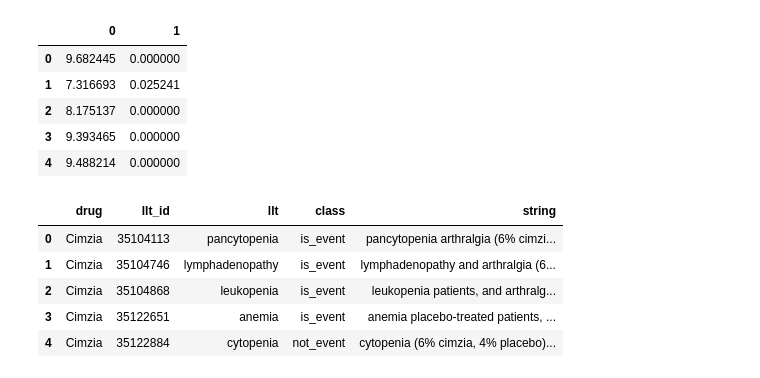
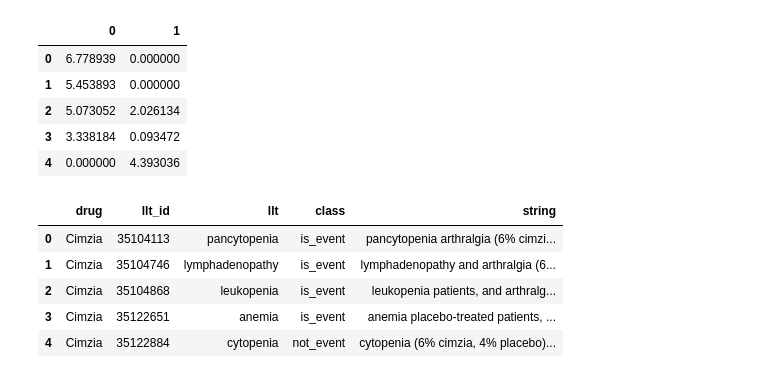
Before and after one commit to tatonetti-lab/onsides, a Jupyter notebook: notebooks/ClinicalBERT Model Performance.ipynb, the cells around one changed output. Saved outputs shown, nothing was run; the diff lists cells and outputs as text; code cells hidden in the pictures.

```diff
--- a/notebooks/ClinicalBERT Model Performance.ipynb
+++ b/notebooks/ClinicalBERT Model Performance.ipynb
@@ -22,14 +21,14 @@ total 2224
 # %%
-resultspath = '../results/test_pred_222_24_25_1e-06.csv'
+resultspath = '../results/final-bydrug_222_24_25_1e-06.csv'
 res = pd.read_csv(resultspath, header=None)
 res.head()
 # %% [output]
 |  | 0 | 1 |
-| 0 | 9.682445 | 0.000000 |
-| 1 | 7.316693 | 0.025241 |
-| 2 | 8.175137 | 0.000000 |
-| 3 | 9.393465 | 0.000000 |
-| 4 | 9.488214 | 0.000000 |
+| 0 | 6.778939 | 0.000000 |
+| 1 | 5.453893 | 0.000000 |
+| 2 | 5.073052 | 2.026134 |
+| 3 | 3.338184 | 0.093472 |
+| 4 | 0.000000 | 4.393036 |
 # %%
 datapath = '../data/clinical_bert_reference_set.txt'
 df = pd.read_csv(datapath)
```
Also changed, not shown: parts of 12 cells of this notebook.
